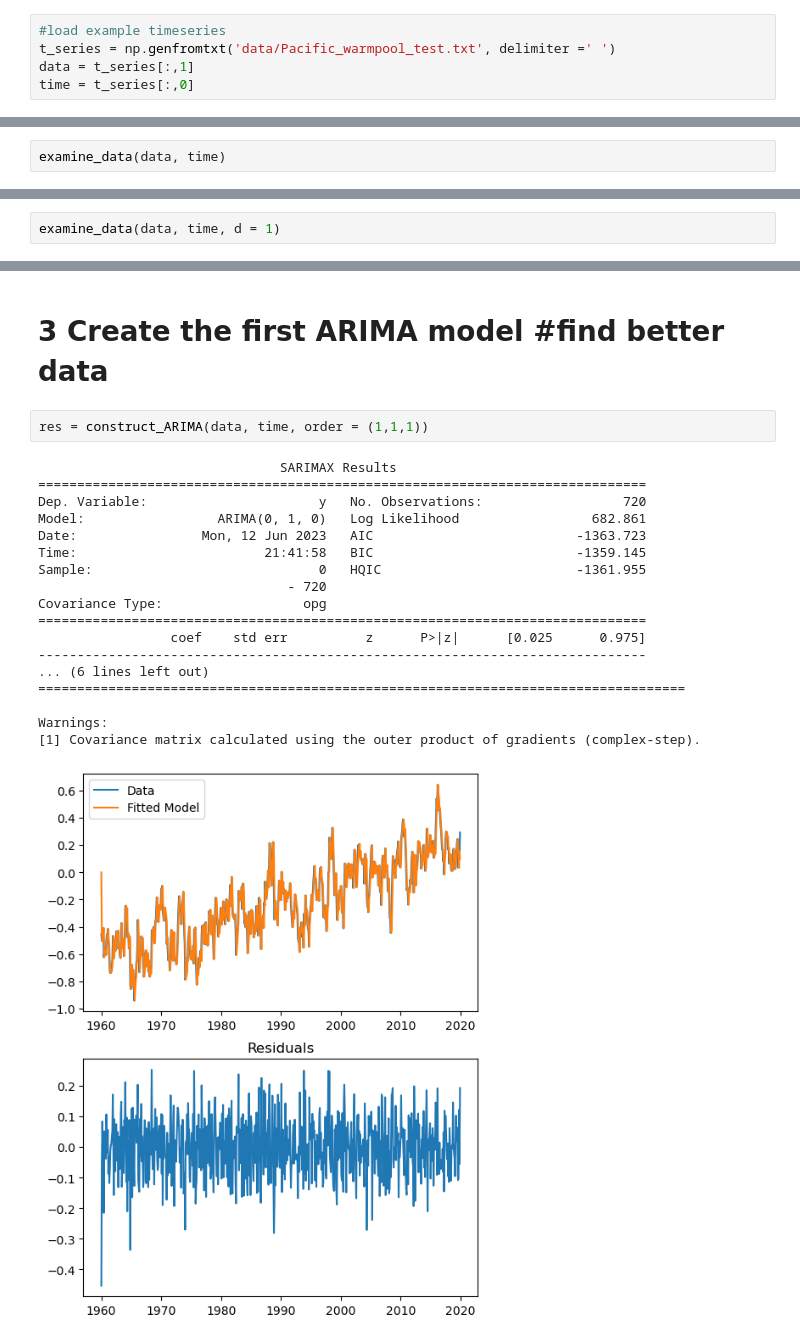
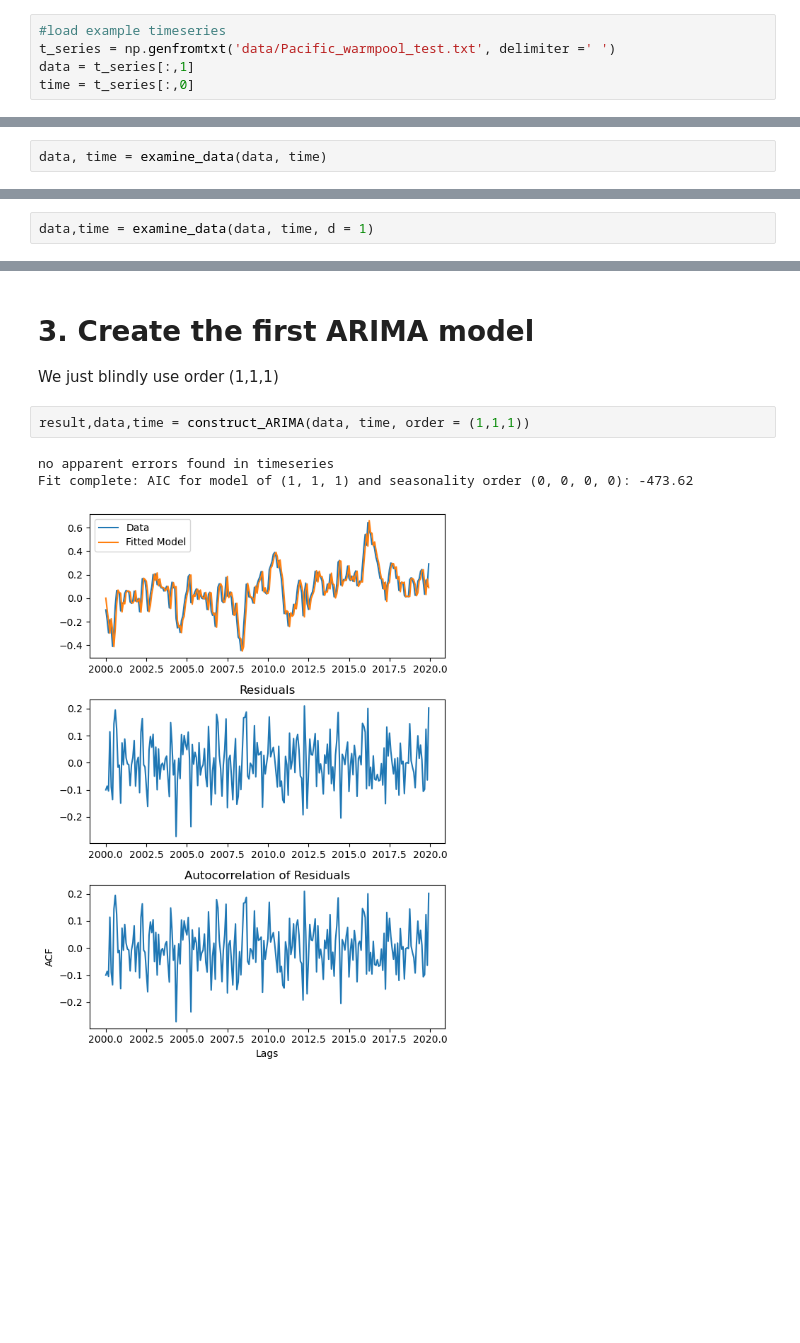
Before and after one commit to tcknoop/climAPC_ARIMA, a Jupyter notebook: example_notebook.ipynb, the cells around one changed output, grey strips where cells are left out. Saved outputs shown, nothing was run; the diff lists cells and outputs as text; blank space fills up the shorter version.

```diff
--- a/example_notebook.ipynb
+++ b/example_notebook.ipynb
@@ -14,3 +18,3 @@ time = t_series[:,0]
 # %%
-examine_data(data, time)
+data, time = examine_data(data, time)
 # %% [output]
@@ -20,3 +26,3 @@ examine_data(data, time)
 # %%
-examine_data(data, time, d = 1)
+data,time = examine_data(data, time, d = 1)
 # %% [output]
@@ -24,23 +31,9 @@ examine_data(data, time, d = 1)
 # %% [markdown]
-# 3 Create the first ARIMA model #find better data
+# 3. Create the first ARIMA model
+We just blindly use order (1,1,1)
 # %%
-res = construct_ARIMA(data, time, order = (1,1,1))
+result,data,time = construct_ARIMA(data, time, order = (1,1,1))
 # %% [output]
-                               SARIMAX Results
-==============================================================================
-Dep. Variable:                      y   No. Observations:                  720
-Model:                 ARIMA(0, 1, 0)   Log Likelihood                 682.861
-Date:                Mon, 12 Jun 2023   AIC                          -1363.723
-Time:                        21:41:58   BIC                          -1359.145
-Sample:                             0   HQIC                         -1361.955
-                                - 720
-Covariance Type:                  opg
-==============================================================================
-                 coef    std err          z      P>|z|      [0.025      0.975]
-------------------------------------------------------------------------------
-... (6 lines left out)
-===================================================================================
-
-Warnings:
-[1] Covariance matrix calculated using the outer product of gradients (complex-step).
+no apparent errors found in timeseries
+Fit complete: AIC for model of (1, 1, 1) and seasonality order (0, 0, 0, 0): -473.62
-[figure, old version]
+[figure, new version]
```
Also changed, not shown: parts of 13 cells of this notebook.
